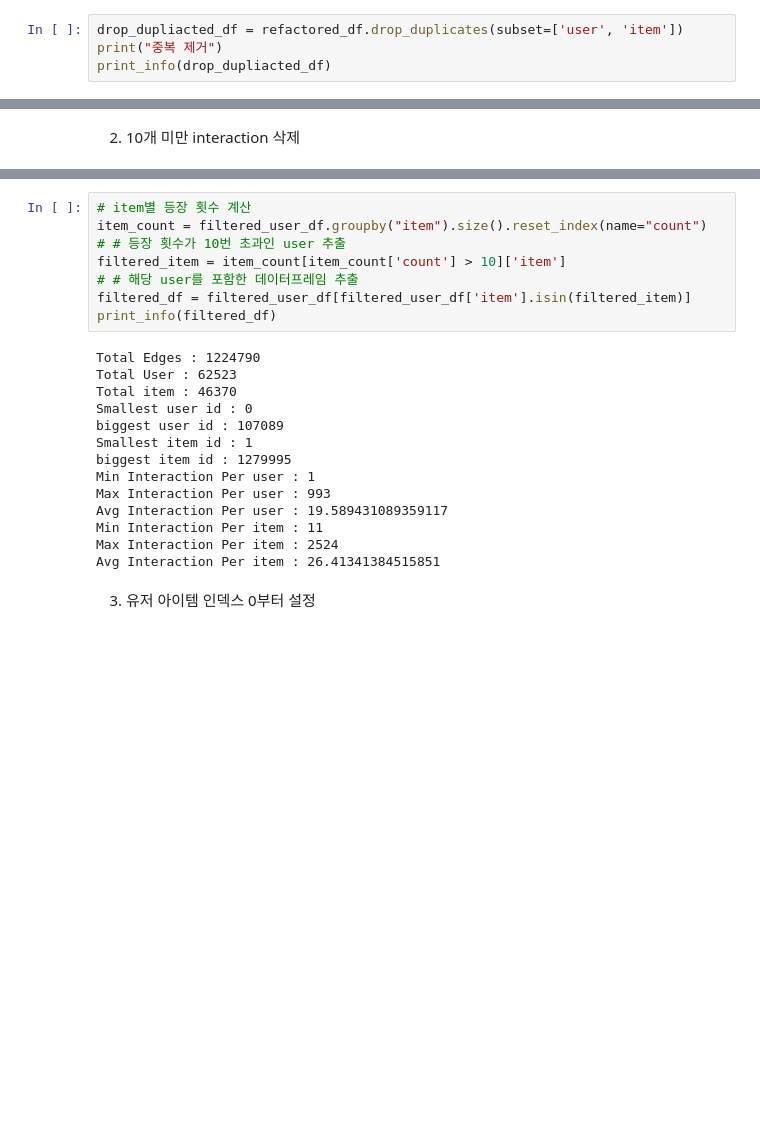
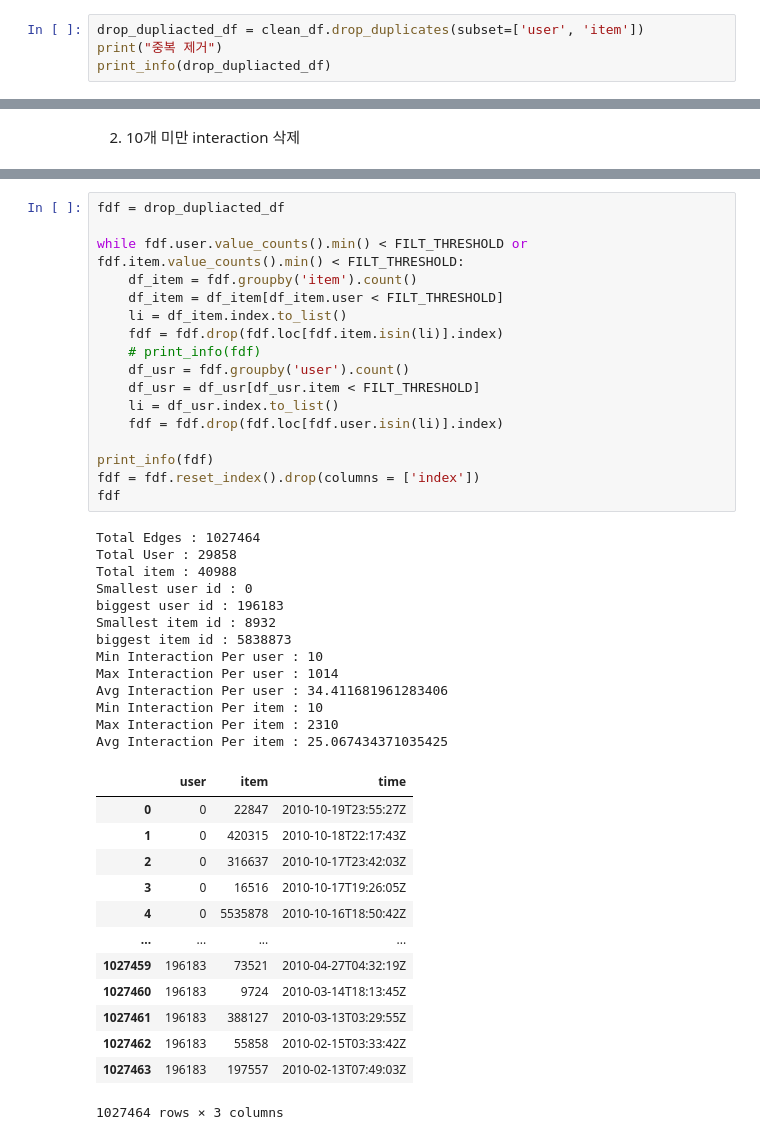
Before and after one commit to doublejone831/MGCCF, a Jupyter notebook: datahandler-update.ipynb, the cells around one changed output, grey strips where cells are left out. Cells and saved outputs as stored; diff of their text form; blank space fills up the shorter version.

```diff
--- a/datahandler-update.ipynb
+++ b/datahandler-update.ipynb
@@ -150,5 +110,5 @@ Avg Interaction Per item : 5.029701733609478
 # %%
-drop_dupliacted_df = refactored_df.drop_duplicates(subset=['user', 'item'])
+drop_dupliacted_df = clean_df.drop_duplicates(subset=['user', 'item'])
 print("중복 제거")
 print_info(drop_dupliacted_df)
 # %% [output]
@@ -195,24 +131,44 @@ filtered_user_df
-# %%
-# item별 등장 횟수 계산
-item_count = filtered_user_df.groupby("item").size().reset_index(name="count")
-# # 등장 횟수가 10번 초과인 user 추출
-filtered_item = item_count[item_count['count'] > 10]['item']
-# # 해당 user를 포함한 데이터프레임 추출
-filtered_df = filtered_user_df[filtered_user_df['item'].isin(filtered_item)]
-print_info(filtered_df)
-# %% [output]
-Total Edges : 1224790
-Total User : 62523
-Total item : 46370
-Smallest user id : 0
-biggest user id : 107089
-Smallest item id : 1
-biggest item id : 1279995
-Min Interaction Per user : 1
-Max Interaction Per user : 993
-Avg Interaction Per user : 19.589431089359117
-Min Interaction Per item : 11
-Max Interaction Per item : 2524
-Avg Interaction Per item : 26.41341384515851
-# %% [markdown]
-3. 유저 아이템 인덱스 0부터 설정
+# %%
+fdf = drop_dupliacted_df
+
+while fdf.user.value_counts().min() < FILT_THRESHOLD or fdf.item.value_counts().min() < FILT_THRESHOLD:
+    df_item = fdf.groupby('item').count()
+    df_item = df_item[df_item.user < FILT_THRESHOLD]
+    li = df_item.index.to_list()
+    fdf = fdf.drop(fdf.loc[fdf.item.isin(li)].index)
+    # print_info(fdf)
+    df_usr = fdf.groupby('user').count()
+    df_usr = df_usr[df_usr.item < FILT_THRESHOLD]
+    li = df_usr.index.to_list()
+    fdf = fdf.drop(fdf.loc[fdf.user.isin(li)].index)
+
+print_info(fdf)
+fdf = fdf.reset_index().drop(columns = ['index'])
+fdf
+# %% [output]
+Total Edges : 1027464
+Total User : 29858
+Total item : 40988
+Smallest user id : 0
+biggest user id : 196183
+Smallest item id : 8932
+biggest item id : 5838873
+Min Interaction Per user : 10
+Max Interaction Per user : 1014
+Avg Interaction Per user : 34.411681961283406
+Min Interaction Per item : 10
+Max Interaction Per item : 2310
+Avg Interaction Per item : 25.067434371035425
+|  | user | item | time |
+| 0 | 0 | 22847 | 2010-10-19T23:55:27Z |
+| 1 | 0 | 420315 | 2010-10-18T22:17:43Z |
+| 2 | 0 | 316637 | 2010-10-17T23:42:03Z |
+| 3 | 0 | 16516 | 2010-10-17T19:26:05Z |
+| 4 | 0 | 5535878 | 2010-10-16T18:50:42Z |
+| ... | ... | ... | ... |
+| 1027459 | 196183 | 73521 | 2010-04-27T04:32:19Z |
+| 1027460 | 196183 | 9724 | 2010-03-14T18:13:45Z |
+| 1027461 | 196183 | 388127 | 2010-03-13T03:29:55Z |
+| 1027462 | 196183 | 55858 | 2010-02-15T03:33:42Z |
+| 1027463 | 196183 | 197557 | 2010-02-13T07:49:03Z |
+1027464 rows × 3 columns
```
Also changed, not shown: parts of 40 cells of this notebook.
